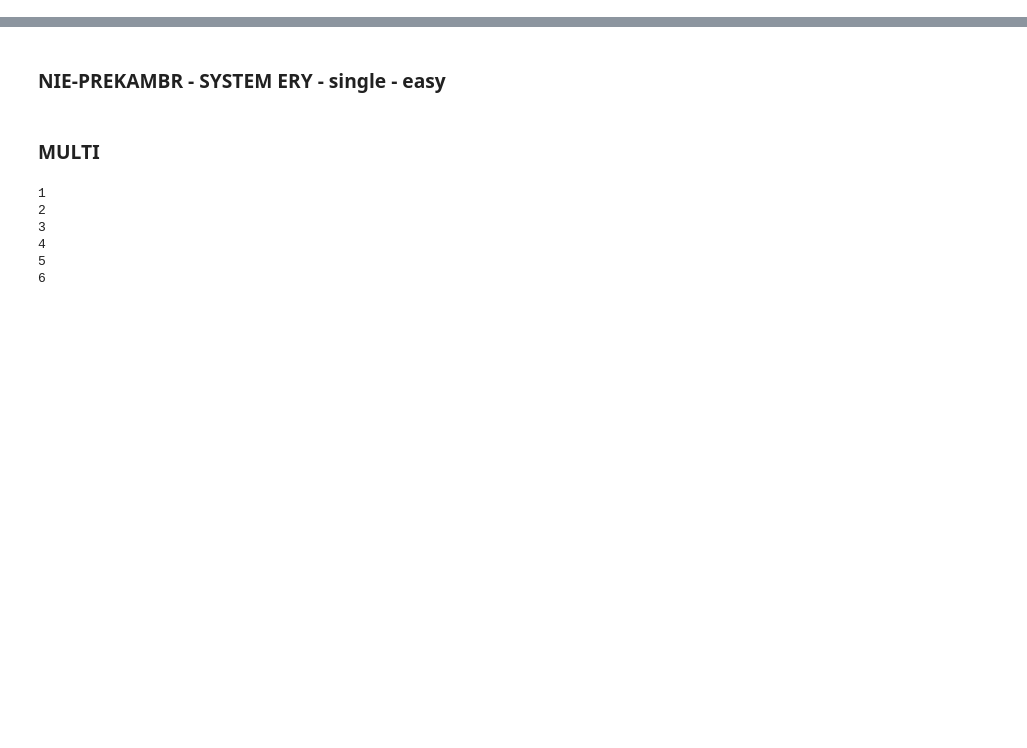
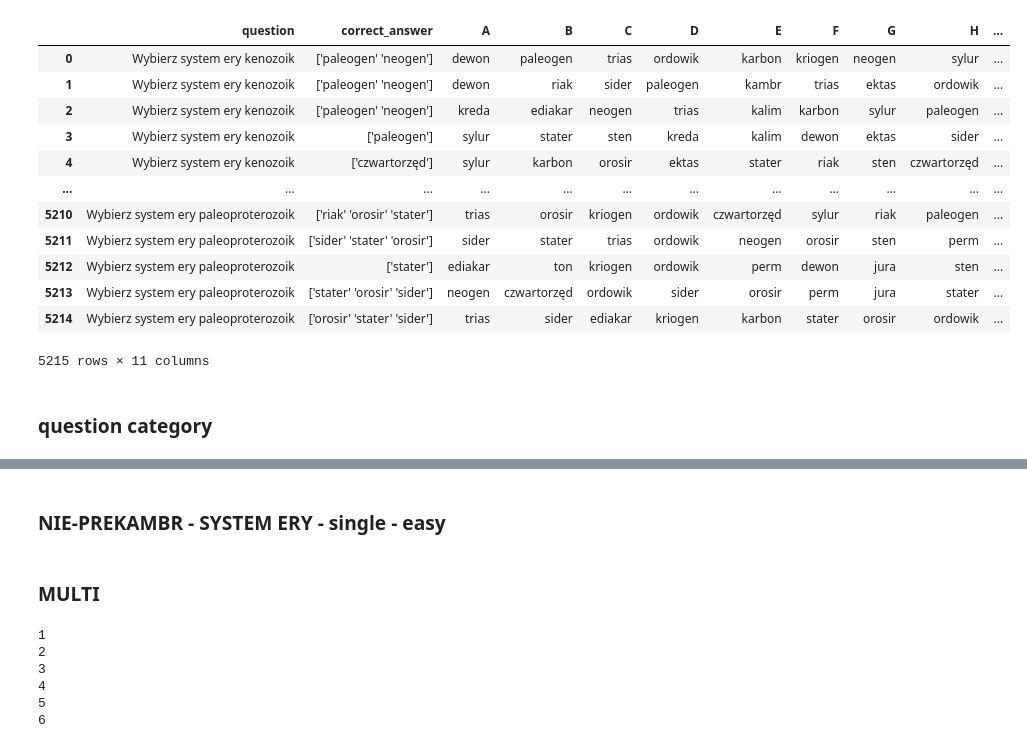
Before and after one commit to wiktorpiela/wucziapping, a Jupyter notebook: backend/question_builder/testing.ipynb, the cells around one changed output, grey strips where cells are left out. Cells and saved outputs as stored; diff of their text form; code cells hidden in the pictures; blank space fills up the shorter version.

Commit message:
question utils - new functions started

```diff
--- a/backend/question_builder/testing.ipynb
+++ b/backend/question_builder/testing.ipynb
@@ -3,3 +3,23 @@ import pandas as pd
 import numpy as np
 import os
 #os.chdir("../")
+# %%
+data = pd.read_excel(r'outputs/wucziapping_quest.xlsx')
+# %%
+data
+# %% [output]
+|  | question | correct_answer | A | B | C | D | E | F | G | H | ... |
+| 0 | Wybierz system ery kenozoik | ['paleogen' 'neogen'] | dewon | paleogen | trias | ordowik | karbon | kriogen | neogen | sylur | ... |
+| 1 | Wybierz system ery kenozoik | ['paleogen' 'neogen'] | dewon | riak | sider | paleogen | kambr | trias | ektas | ordowik | ... |
+| 2 | Wybierz system ery kenozoik | ['paleogen' 'neogen'] | kreda | ediakar | neogen | trias | kalim | karbon | sylur | paleogen | ... |
+| 3 | Wybierz system ery kenozoik | ['paleogen'] | sylur | stater | sten | kreda | kalim | dewon | ektas | sider | ... |
+| 4 | Wybierz system ery kenozoik | ['czwartorzęd'] | sylur | karbon | orosir | ektas | stater | riak | sten | czwartorzęd | ... |
+| ... | ... | ... | ... | ... | ... | ... | ... | ... | ... | ... | ... |
+| 5210 | Wybierz system ery paleoproterozoik | ['riak' 'orosir' 'stater'] | trias | orosir | kriogen | ordowik | czwartorzęd | sylur | riak | paleogen | ... |
+| 5211 | Wybierz system ery paleoproterozoik | ['sider' 'stater' 'orosir'] | sider | stater | trias | ordowik | neogen | orosir | sten | perm | ... |
+| 5212 | Wybierz system ery paleoproterozoik | ['stater'] | ediakar | ton | kriogen | ordowik | perm | dewon | jura | sten | ... |
+| 5213 | Wybierz system ery paleoproterozoik | ['stater' 'orosir' 'sider'] | neogen | czwartorzęd | ordowik | sider | orosir | perm | jura | stater | ... |
+| 5214 | Wybierz system ery paleoproterozoik | ['orosir' 'stater' 'sider'] | trias | sider | ediakar | kriogen | karbon | stater | orosir | ordowik | ... |
+5215 rows × 11 columns
+# %% [markdown]
+### question category
```
Also changed, not shown: parts of 4 cells of this notebook, 1 other file.
